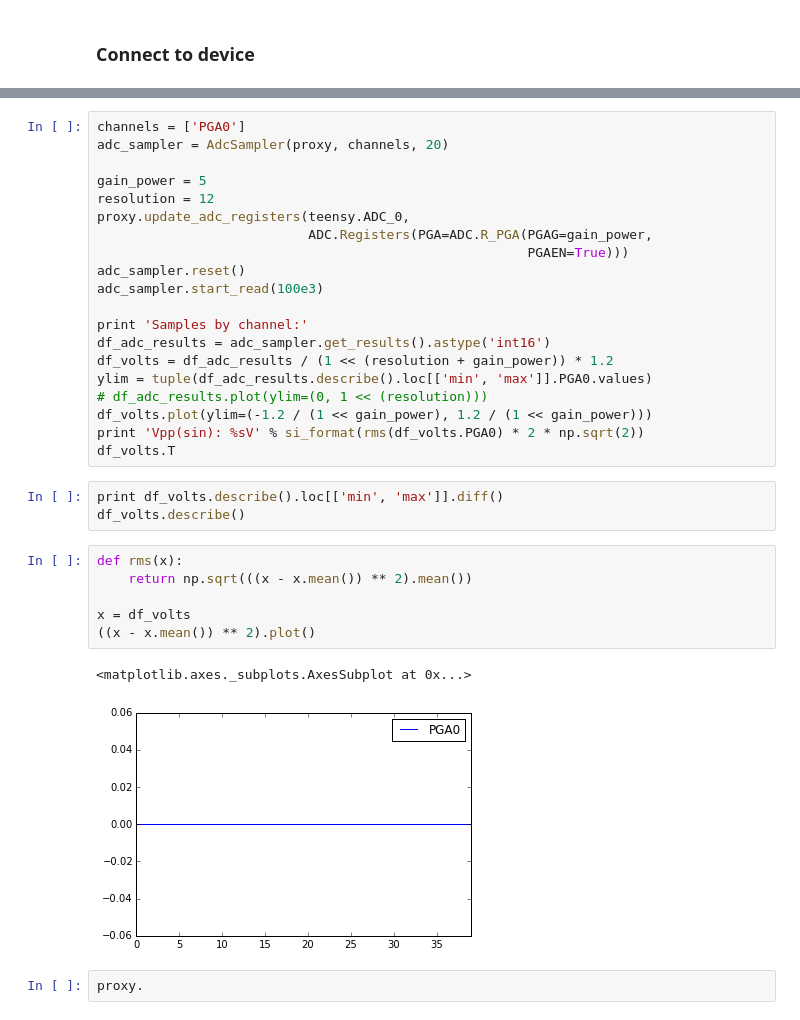
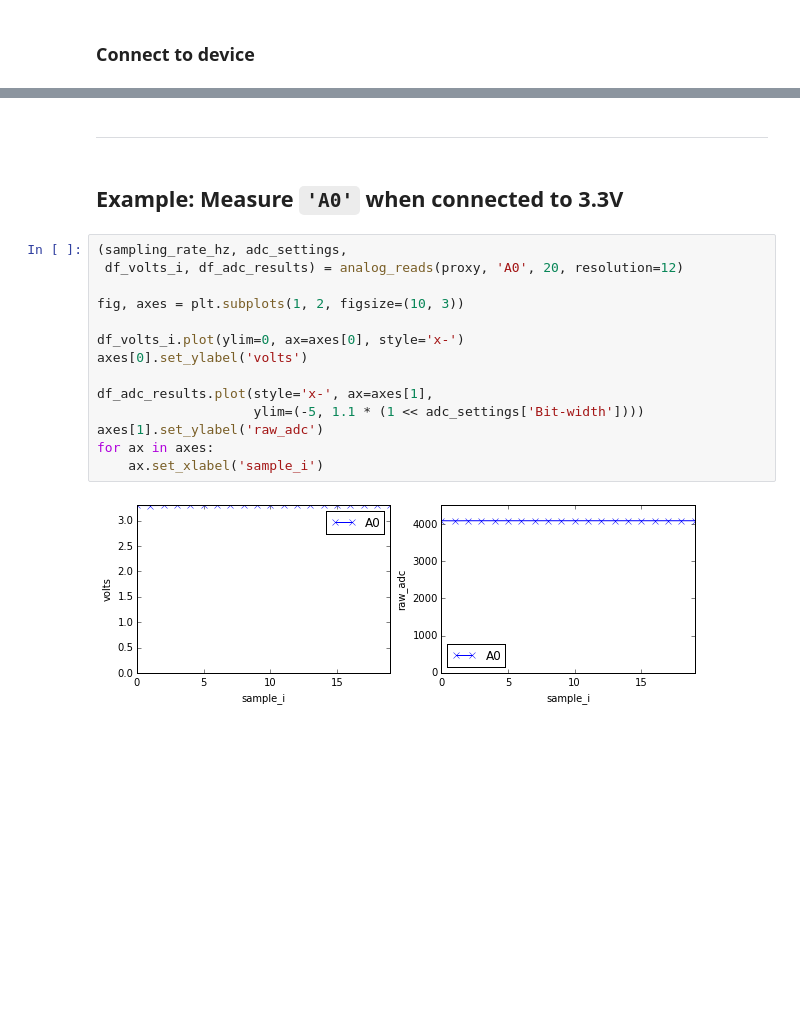
Before and after one commit to sci-bots/teensy-minimal-rpc, a Jupyter notebook: teensy_minimal_rpc/notebooks/dma-examples/AdcSampler class API.ipynb, the cells around one changed output, grey strips where cells are left out. Cells and saved outputs as stored; diff of their text form; blank space fills up the shorter version.

Commit message:
Simplify AdcSampler demo notebook

```diff
--- a/teensy_minimal_rpc/notebooks/dma-examples/AdcSampler class API.ipynb
+++ b/teensy_minimal_rpc/notebooks/dma-examples/AdcSampler class API.ipynb
@@ -295,34 +43,20 @@ hex(proxy.mem_cpy_device_to_host(ADC0_PGA, 4)[2])
-# %%
-channels = ['PGA0']
-adc_sampler = AdcSampler(proxy, channels, 20)
-
-gain_power = 5
-resolution = 12
-proxy.update_adc_registers(teensy.ADC_0,
-                           ADC.Registers(PGA=ADC.R_PGA(PGAG=gain_power,
-                                                       PGAEN=True)))
-adc_sampler.reset()
-adc_sampler.start_read(100e3)
-
-print 'Samples by channel:'
-df_adc_results = adc_sampler.get_results().astype('int16')
-df_volts = df_adc_results / (1 << (resolution + gain_power)) * 1.2
-ylim = tuple(df_adc_results.describe().loc[['min', 'max']].PGA0.values)
-# df_adc_results.plot(ylim=(0, 1 << (resolution)))
-df_volts.plot(ylim=(-1.2 / (1 << gain_power), 1.2 / (1 << gain_power)))
-print 'Vpp(sin): %sV' % si_format(rms(df_volts.PGA0) * 2 * np.sqrt(2))
-df_volts.T
-# %%
-print df_volts.describe().loc[['min', 'max']].diff()
-df_volts.describe()
-# %%
-def rms(x):
-    return np.sqrt(((x - x.mean()) ** 2).mean())
-
-x = df_volts
-((x - x.mean()) ** 2).plot()
-# %% [output]
-<matplotlib.axes._subplots.AxesSubplot at 0x...>
-[figure, removed]
-# %%
-proxy.
+# %% [markdown]
+--------------------------------------------------
+# %% [markdown]
+## Example: Measure `'A0'` when connected to 3.3V
+# %%
+(sampling_rate_hz, adc_settings,
+ df_volts_i, df_adc_results) = analog_reads(proxy, 'A0', 20, resolution=12)
+
+fig, axes = plt.subplots(1, 2, figsize=(10, 3))
+
+df_volts_i.plot(ylim=0, ax=axes[0], style='x-')
+axes[0].set_ylabel('volts')
+
+df_adc_results.plot(style='x-', ax=axes[1],
+                    ylim=(-5, 1.1 * (1 << adc_settings['Bit-width'])))
+axes[1].set_ylabel('raw_adc')
+for ax in axes:
+    ax.set_xlabel('sample_i')
+# %% [output]
+[figure, added]
```
Also changed, not shown: parts of 20 cells of this notebook, 1 other file.
